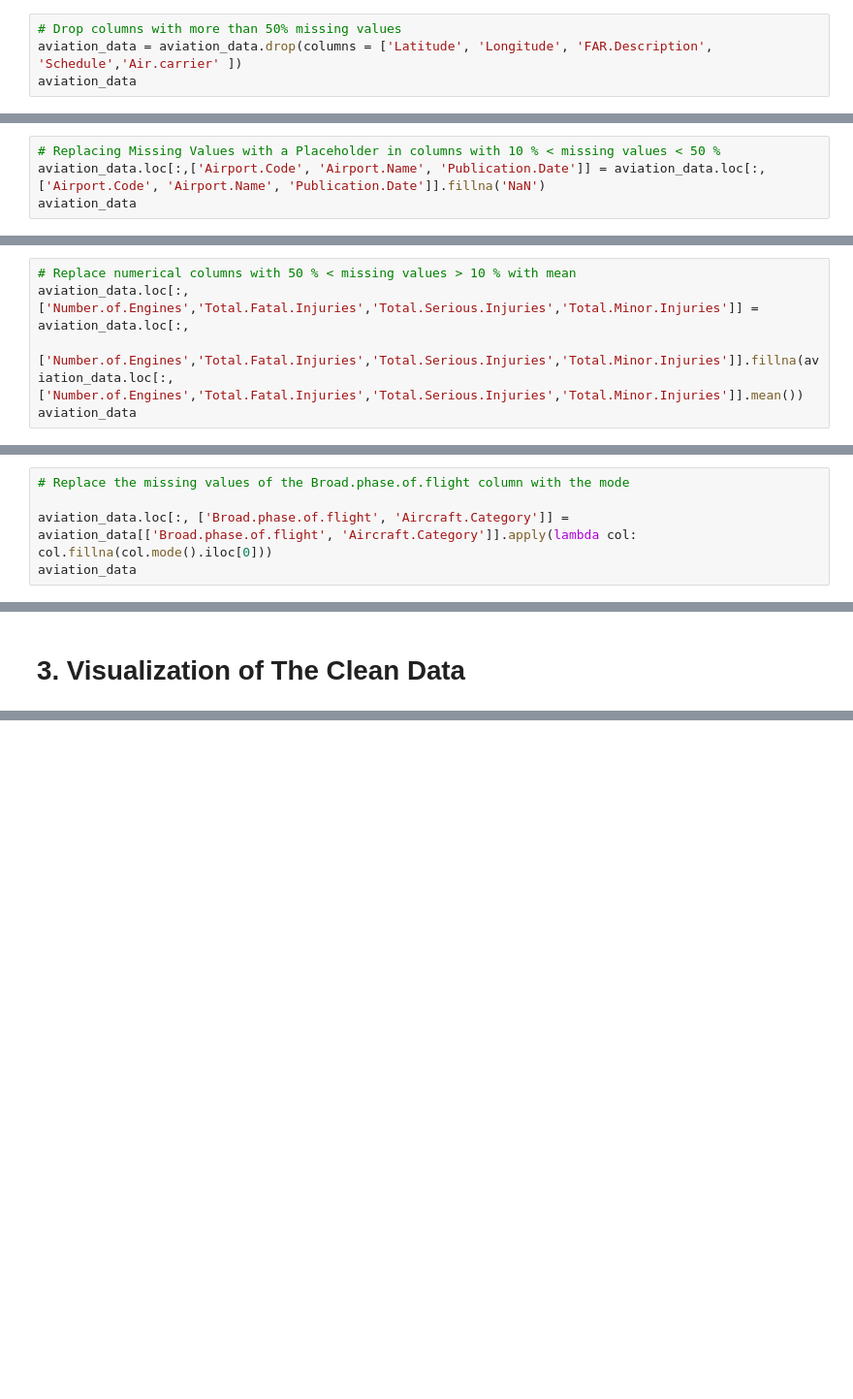
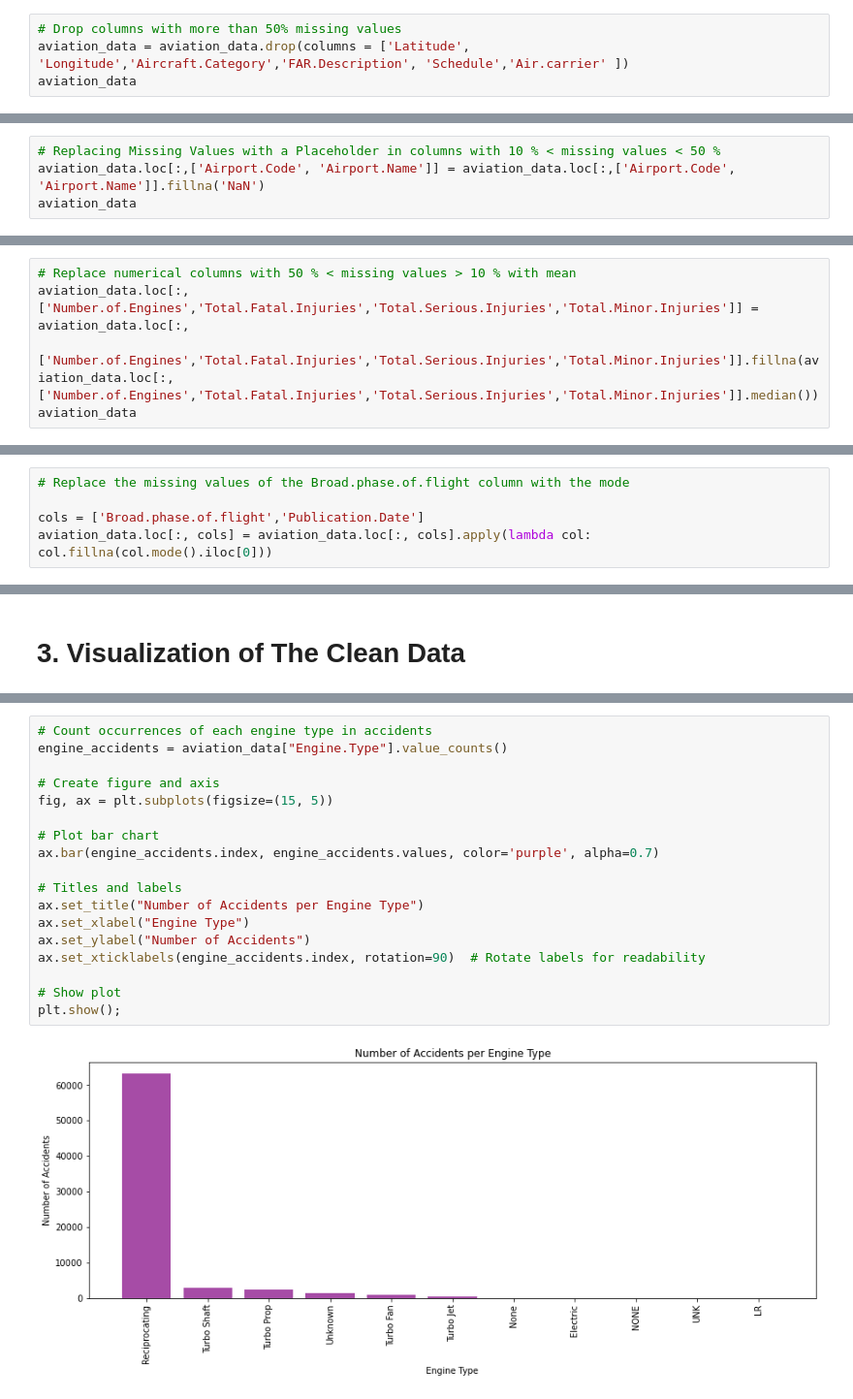
Before and after one commit to EngBrian/phase_1_project, a Jupyter notebook: index.ipynb, the cells around one changed output, grey strips where cells are left out. Shown: that part at 97% size. Cells and saved outputs as stored; diff of their text form; blank space fills up the shorter version.

```diff
--- a/index.ipynb
+++ b/index.ipynb
@@ -225,7 +238,7 @@ Publication.Date          15.492356
 dtype: float64
 # %%
 # Drop columns with more than 50% missing values
-aviation_data = aviation_data.drop(columns = ['Latitude', 'Longitude', 'FAR.Description', 'Schedule','Air.carrier' ])
+aviation_data = aviation_data.drop(columns = ['Latitude', 'Longitude','Aircraft.Category','FAR.Description', 'Schedule','Air.carrier' ])
 aviation_data
 # %% [output]
 |  | Event.Id | Investigation.Type | Accident.Number | Event.Date | Location | Country | Airport.Code | ... |
@@ -264,6 +277,6 @@ aviation_data
 # %%
 # Replacing Missing Values with a Placeholder in columns with 10 % < missing values < 50 %
-aviation_data.loc[:,['Airport.Code', 'Airport.Name', 'Publication.Date']] = aviation_data.loc[:,['Airport.Code', 'Airport.Name', 'Publication.Date']].fillna('NaN')
+aviation_data.loc[:,['Airport.Code', 'Airport.Name']] = aviation_data.loc[:,['Airport.Code', 'Airport.Name']].fillna('NaN')
 aviation_data
 # %% [output]
 A value is trying to be set on a copy of a slice from a DataFrame.
@@ -287,7 +300,7 @@ See the caveats in the documentation: https://pandas.pydata.org/pandas-docs/stab
 # %%
 # Replace numerical columns with 50 % < missing values > 10 % with mean
 aviation_data.loc[:,['Number.of.Engines','Total.Fatal.Injuries','Total.Serious.Injuries','Total.Minor.Injuries']] = aviation_data.loc[:,
-    ['Number.of.Engines','Total.Fatal.Injuries','Total.Serious.Injuries','Total.Minor.Injuries']].fillna(aviation_data.loc[:,['Number.of.Engines','Total.Fatal.Injuries','Total.Serious.Injuries','Total.Minor.Injuries']].mean())
+    ['Number.of.Engines','Total.Fatal.Injuries','Total.Serious.Injuries','Total.Minor.Injuries']].fillna(aviation_data.loc[:,['Number.of.Engines','Total.Fatal.Injuries','Total.Serious.Injuries','Total.Minor.Injuries']].median())
 aviation_data
 # %% [output]
 A value is trying to be set on a copy of a slice from a DataFrame.
@@ -311,8 +324,8 @@ See the caveats in the documentation: https://pandas.pydata.org/pandas-docs/stab
 # %%
 # Replace the missing values of the Broad.phase.of.flight column with the mode
 
-aviation_data.loc[:, ['Broad.phase.of.flight', 'Aircraft.Category']] = aviation_data[['Broad.phase.of.flight', 'Aircraft.Category']].apply(lambda col: col.fillna(col.mode().iloc[0]))
-aviation_data
+cols = ['Broad.phase.of.flight','Publication.Date']
+aviation_data.loc[:, cols] = aviation_data.loc[:, cols].apply(lambda col: col.fillna(col.mode().iloc[0]))
 # %% [output]
 A value is trying to be set on a copy of a slice from a DataFrame.
 Try using .loc[row_indexer,col_indexer] = value instead
@@ -434,0 +388,20 @@ and over 6000 makes which were involved in accidents.
+# %%
+# Count occurrences of each engine type in accidents
+engine_accidents = aviation_data["Engine.Type"].value_counts()
+
+# Create figure and axis
+fig, ax = plt.subplots(figsize=(15, 5))
+
+# Plot bar chart
+ax.bar(engine_accidents.index, engine_accidents.values, color='purple', alpha=0.7)
+
+# Titles and labels
+ax.set_title("Number of Accidents per Engine Type")
+ax.set_xlabel("Engine Type")
+ax.set_ylabel("Number of Accidents")
+ax.set_xticklabels(engine_accidents.index, rotation=90)  # Rotate labels for readability
+
+# Show plot
+plt.show();
+# %% [output]
+[figure, added]
```
Also changed, not shown: parts of 39 cells of this notebook.
